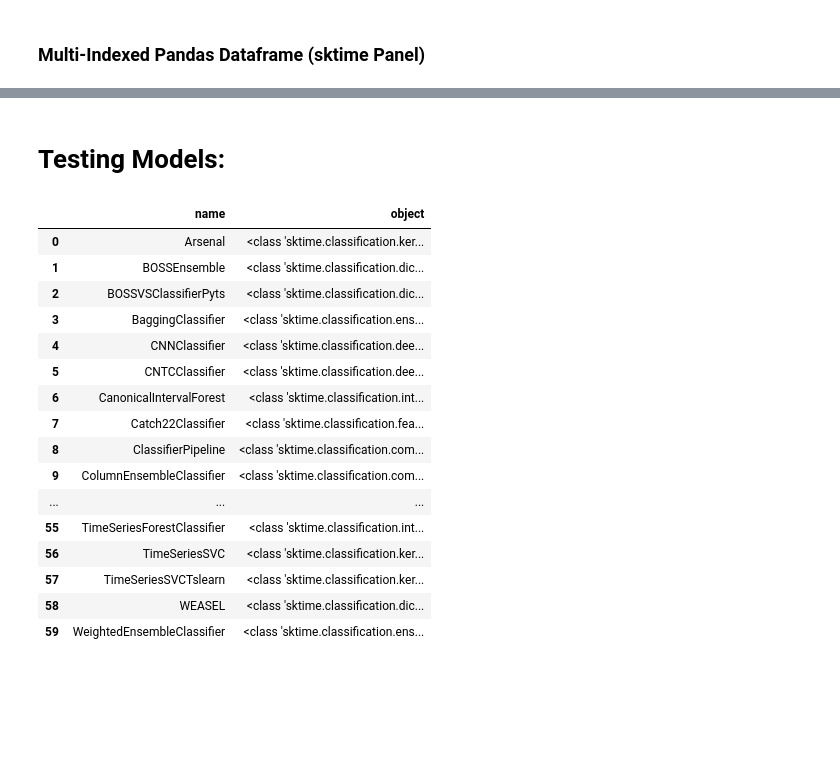
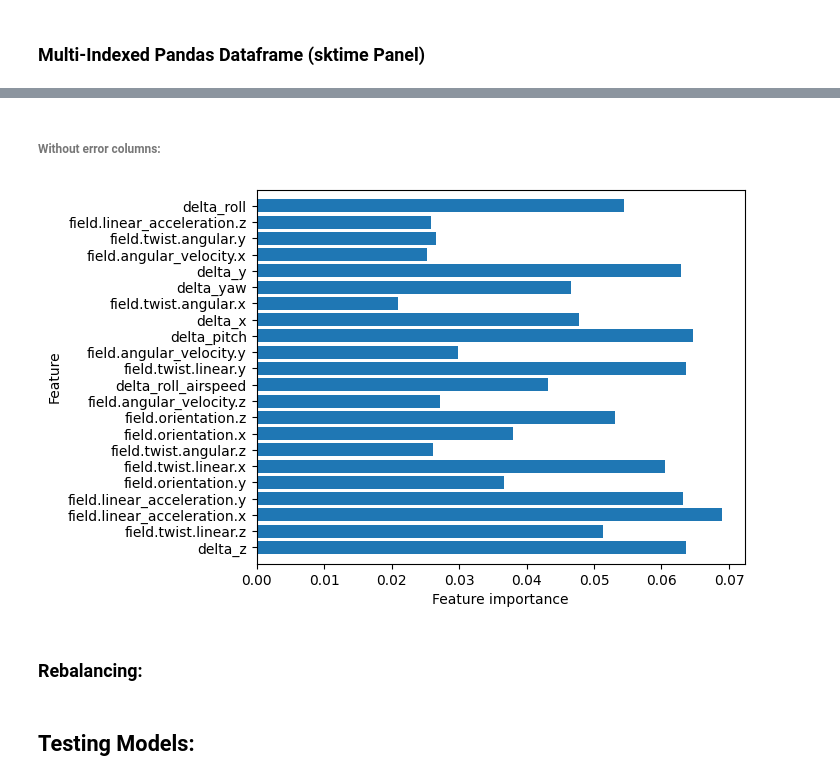
Before and after one commit to CristianMorasso/statistical_project, a Jupyter notebook: Copia_di_statiscal_learning.ipynb, the cells around one changed output, grey strips where cells are left out. Saved outputs shown, nothing was run; the diff lists cells and outputs as text; code cells hidden in the pictures; blank space fills up the shorter version.

```diff
--- a/Copia_di_statiscal_learning.ipynb
+++ b/Copia_di_statiscal_learning.ipynb
@@ -336,0 +306,20 @@ y_test: (1869,)
+# %% [markdown]
+###### Without error columns:
+# %%
+# WITHOUT ERROR COLUMNS:
+#
+concatted_dfs = concatted_dfs.drop(["field.alt_error", "field.xtrack_error", "field.aspd_error"], axis=1)
+concatted_ndarray = concatted_dfs.to_numpy()
+rf = RandomForestClassifier()
+rf.fit(concatted_ndarray, concatted_y)
+# Plot the feature importances
+plot_feature_importances(rf)
+# Select the n best features
+n = 20 # Removing 7 (the ones that are clearly not performing (sub 0.03))
+feature_mask = list(zip(concatted_dfs.columns, rf.feature_importances_))
+feature_mask.sort(key=lambda x: x[1])
+feature_mask = list(map(lambda x: x[0], feature_mask[:n]))
+# %% [output]
+[figure, added]
+# %% [markdown]
+### Rebalancing:
@@ -337,24 +456,2 @@ y_test: (1869,)
 # %% [markdown]
-# Testing Models:
+## Testing Models:
-# %%
-# List all classifiers in sktime
-from sktime.registry import all_estimators
-all_estimators("classifier", as_dataframe=True) # , filter_tags={"capability:unequal_length":TrueNN
-# %% [output]
-|  | name | object |
-| 0 | Arsenal | <class 'sktime.classification.ker... |
-| 1 | BOSSEnsemble | <class 'sktime.classification.dic... |
-| 2 | BOSSVSClassifierPyts | <class 'sktime.classification.dic... |
-| 3 | BaggingClassifier | <class 'sktime.classification.ens... |
-| 4 | CNNClassifier | <class 'sktime.classification.dee... |
-| 5 | CNTCClassifier | <class 'sktime.classification.dee... |
-| 6 | CanonicalIntervalForest | <class 'sktime.classification.int... |
-| 7 | Catch22Classifier | <class 'sktime.classification.fea... |
-| 8 | ClassifierPipeline | <class 'sktime.classification.com... |
-| 9 | ColumnEnsembleClassifier | <class 'sktime.classification.com... |
-| ... | ... | ... |
-| 55 | TimeSeriesForestClassifier | <class 'sktime.classification.int... |
-| 56 | TimeSeriesSVC | <class 'sktime.classification.ker... |
-| 57 | TimeSeriesSVCTslearn | <class 'sktime.classification.ker... |
-| 58 | WEASEL | <class 'sktime.classification.dic... |
-| 59 | WeightedEnsembleClassifier | <class 'sktime.classification.ens... |
```
Also changed, not shown: parts of 37 cells of this notebook.
